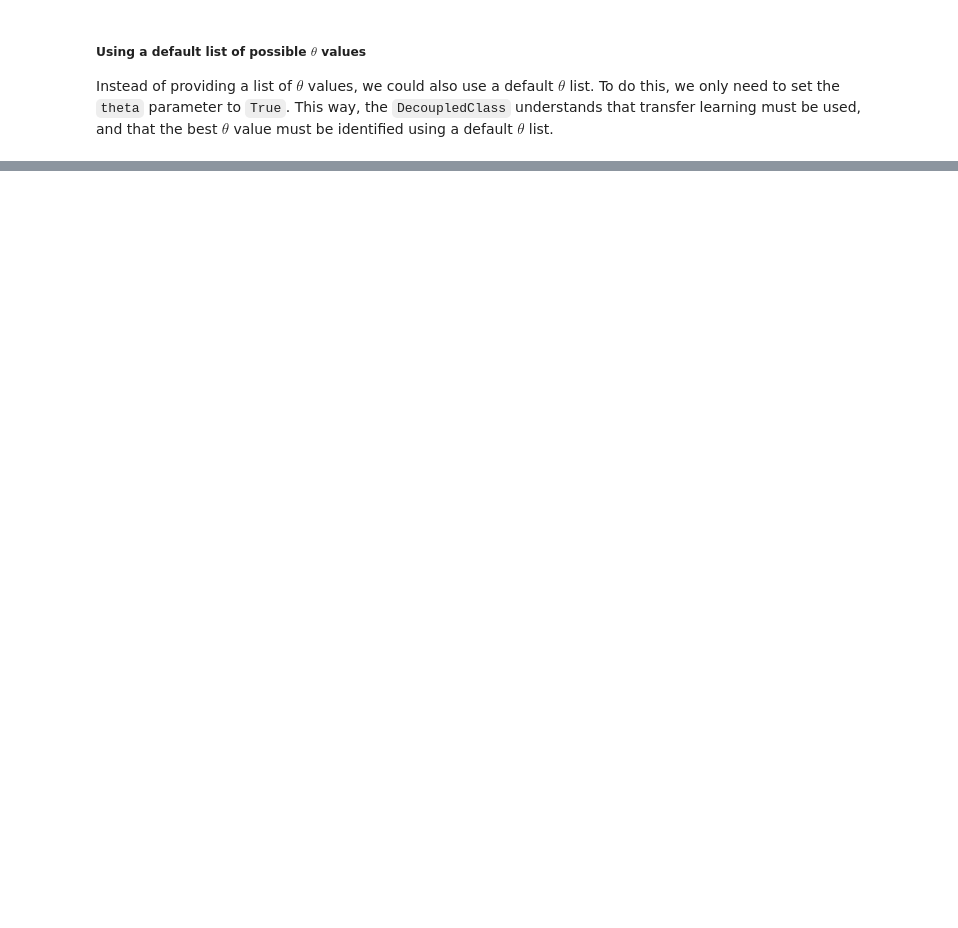
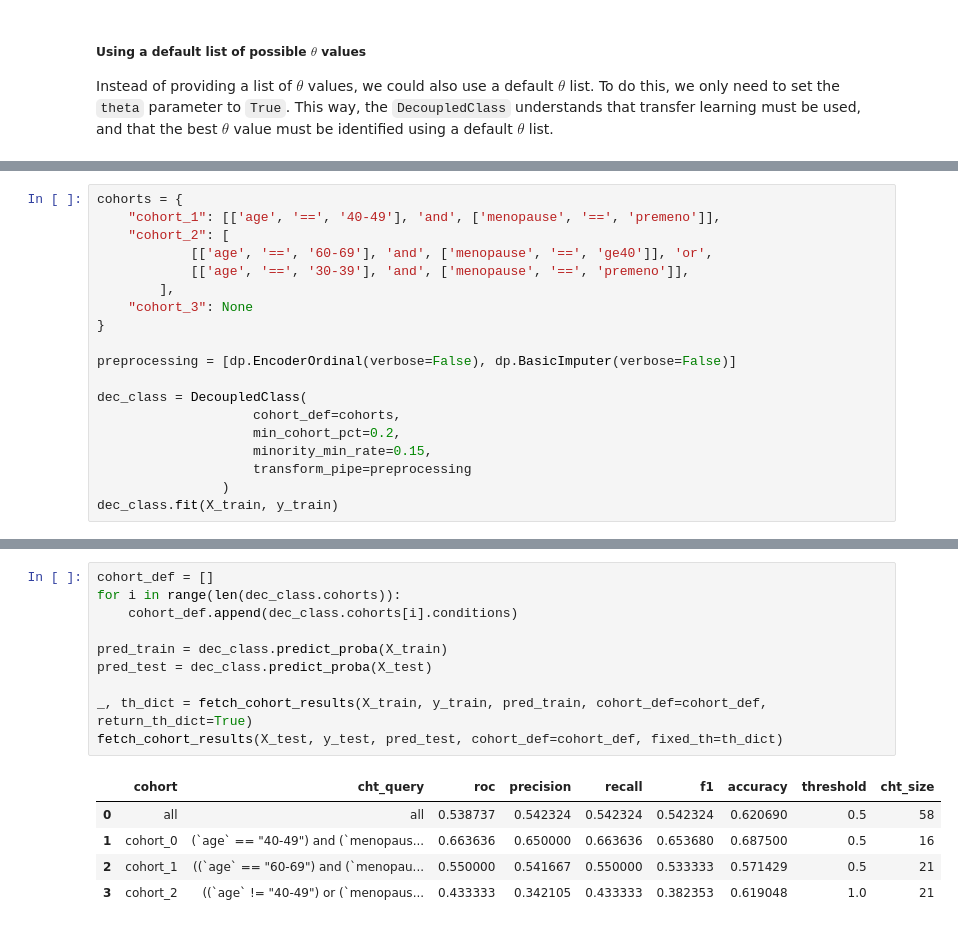
Before and after one commit to microsoft/responsible-ai-toolbox-mitigations, a Jupyter notebook: notebooks/cohort/decoupled.ipynb, the cells around one changed output, grey strips where cells are left out. Saved outputs shown, nothing was run; the diff lists cells and outputs as text; blank space fills up the shorter version.

Commit message:
Added more info to the tutorial notebook for the DecoupledClass

```diff
--- a/notebooks/cohort/decoupled.ipynb
+++ b/notebooks/cohort/decoupled.ipynb
@@ -379,0 +386,19 @@ cohort_0:
+# %%
+cohorts = {
+    "cohort_1": [['age', '==', '40-49'], 'and', ['menopause', '==', 'premeno']],
+	"cohort_2": [
+            [['age', '==', '60-69'], 'and', ['menopause', '==', 'ge40']], 'or',
+            [['age', '==', '30-39'], 'and', ['menopause', '==', 'premeno']],
+        ],
+	"cohort_3": None
+}
+
+preprocessing = [dp.EncoderOrdinal(verbose=False), dp.BasicImputer(verbose=False)]
+
+dec_class = DecoupledClass(
+					cohort_def=cohorts,
+					min_cohort_pct=0.2,
+					minority_min_rate=0.15,
+					transform_pipe=preprocessing
+				)
+dec_class.fit(X_train, y_train)
@@ -379,0 +415,16 @@ cohort_0:
+# %%
+cohort_def = []
+for i in range(len(dec_class.cohorts)):
+    cohort_def.append(dec_class.cohorts[i].conditions)
+
+pred_train = dec_class.predict_proba(X_train)
+pred_test = dec_class.predict_proba(X_test)
+
+_, th_dict = fetch_cohort_results(X_train, y_train, pred_train, cohort_def=cohort_def, return_th_dict=True)
+fetch_cohort_results(X_test, y_test, pred_test, cohort_def=cohort_def, fixed_th=th_dict)
+# %% [output]
+|  | cohort | cht_query | roc | precision | recall | f1 | accuracy | threshold | cht_size |
+| 0 | all | all | 0.538737 | 0.542324 | 0.542324 | 0.542324 | 0.620690 | 0.5 | 58 |
+| 1 | cohort_0 | (`age` == "40-49") and (`menopaus... | 0.663636 | 0.650000 | 0.663636 | 0.653680 | 0.687500 | 0.5 | 16 |
+| 2 | cohort_1 | ((`age` == "60-69") and (`menopau... | 0.550000 | 0.541667 | 0.550000 | 0.533333 | 0.571429 | 0.5 | 21 |
+| 3 | cohort_2 | ((`age` != "40-49") or (`menopaus... | 0.433333 | 0.342105 | 0.433333 | 0.382353 | 0.619048 | 1.0 | 21 |
```
Also changed, not shown: parts of 7 cells of this notebook, 1 other file.
